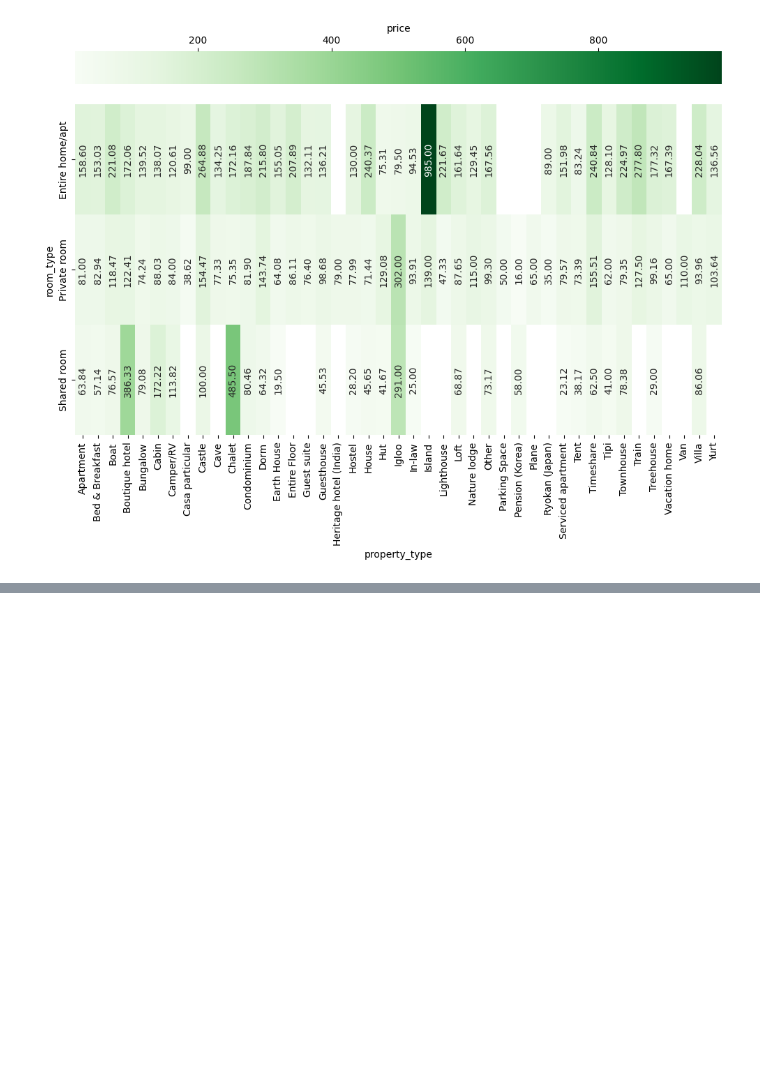
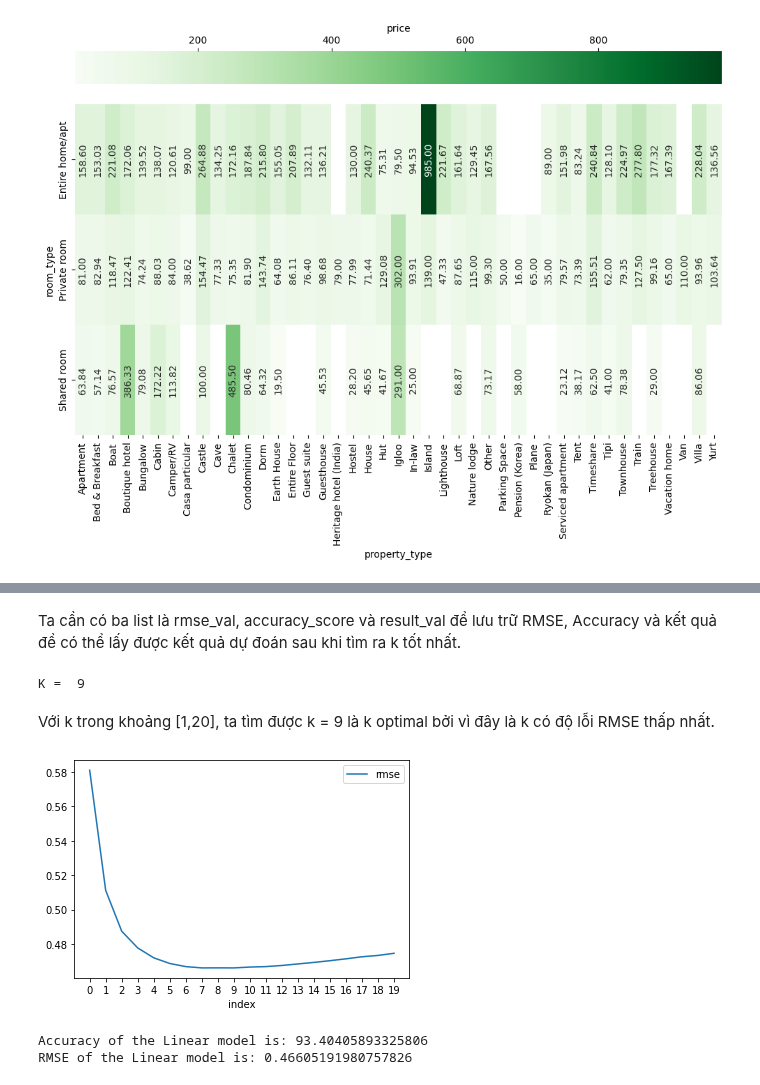
Before and after one commit to 19127592/PTDLUD, a Jupyter notebook: Project.ipynb, the cells around one changed output, grey strips where cells are left out. Saved outputs shown, nothing was run; the diff lists cells and outputs as text; code cells hidden in the pictures; blank space fills up the shorter version.

```diff
--- a/Project.ipynb
+++ b/Project.ipynb
@@ -380,0 +576,4 @@ plt.show()
+# %%
+def Accuracy_Score(orig, pred):
+    MAPE = np.mean(100 * (np.abs(orig - pred) / orig))
+    return(100-MAPE)
@@ -380,0 +599,6 @@ plt.show()
+# %%
+from sklearn.decomposition import PCA
+def PCA_process(X):
+  pca_impl = PCA(n_components = 2)
+  X_pca = pca_impl.fit_transform(X)
+  return X_pca
@@ -380,0 +615,43 @@ plt.show()
+# %%
+X_pca = PCA_process(X_array)
+X_train_pca, X_test_pca, y_train_pca, y_test_pca = train_test_split(X_pca, y_array, test_size=0.2, random_state=2032)
+# %% [markdown]
+Ta cần có ba list là rmse_val, accuracy_score và result_val để lưu trữ RMSE, Accuracy và kết quả để có thể lấy được kết quả dự đoán sau khi tìm ra k tốt nhất.
+# %%
+rmse_val = [] #to store rmse values for different k
+accuracy_score = []
+result_val = []
+for K in range(20):
+    K = K+1
+    model = neighbors.KNeighborsRegressor(n_neighbors = K)
+
+    model.fit(X_train_pca, y_train_pca)  #fit the model
+    pred=model.predict(X_test_pca) #make prediction on test set
+    error = sqrt(mean_squared_error(y_test_pca,pred)) #calculate rmse
+    acc_score = Accuracy_Score(y_test_pca, pred) #calculate accuracy
+    rmse_val.append(error) #store rmse values
+    accuracy_score.append(acc_score)
+    result_val.append(pred)
+    #print('RMSE value for k= ' , K , 'is:', error)
+# %%
+minpos = rmse_val.index(min(rmse_val))
+print("K = ",minpos)
+# %% [output]
+K =  9
+# %% [markdown]
+Với k trong khoảng [1,20], ta tìm được k = 9 là k optimal bởi vì đây là k có độ lỗi RMSE thấp nhất.
+# %%
+#elbow curve
+curve = pd.DataFrame(rmse_val,columns=['rmse'])
+curve.reset_index().plot(x='index', y='rmse')
+plt.xticks(range(0,20))
+plt.show()
+# %% [output]
+[figure, added]
+# %%
+minpos = rmse_val.index(min(rmse_val))
+print("Accuracy of the Linear model is:", accuracy_score[minpos])
+print("RMSE of the Linear model is:", rmse_val[minpos])
+# %% [output]
+Accuracy of the Linear model is: 93.40405893325806
+RMSE of the Linear model is: 0.46605191980757826
```
Also changed, not shown: parts of 68 cells of this notebook.
